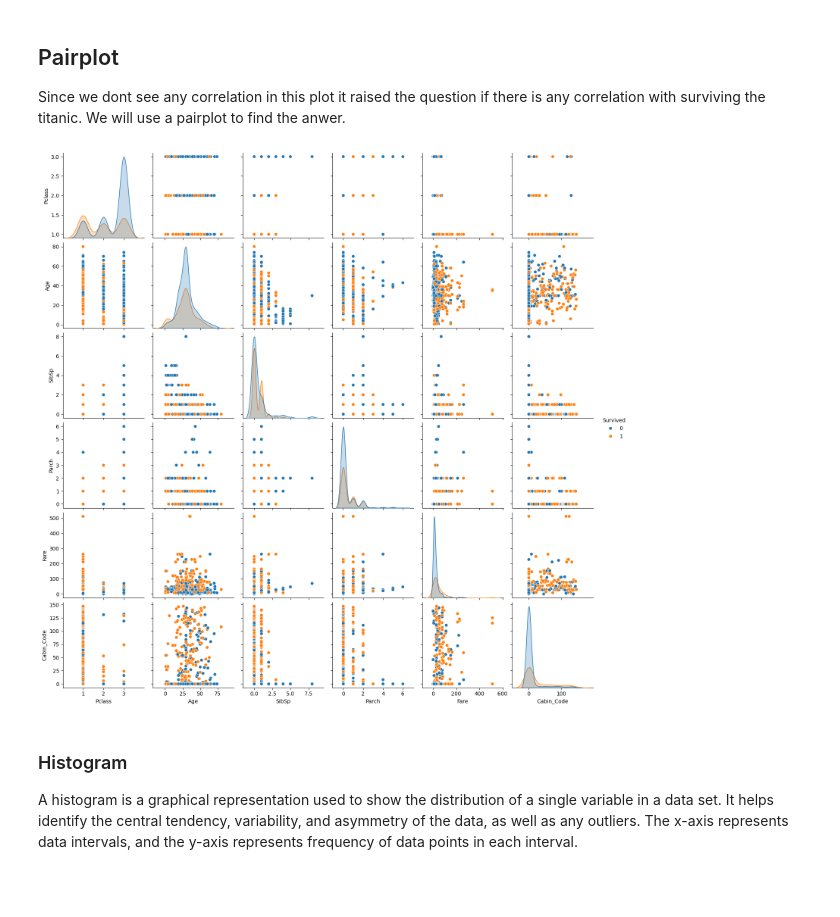
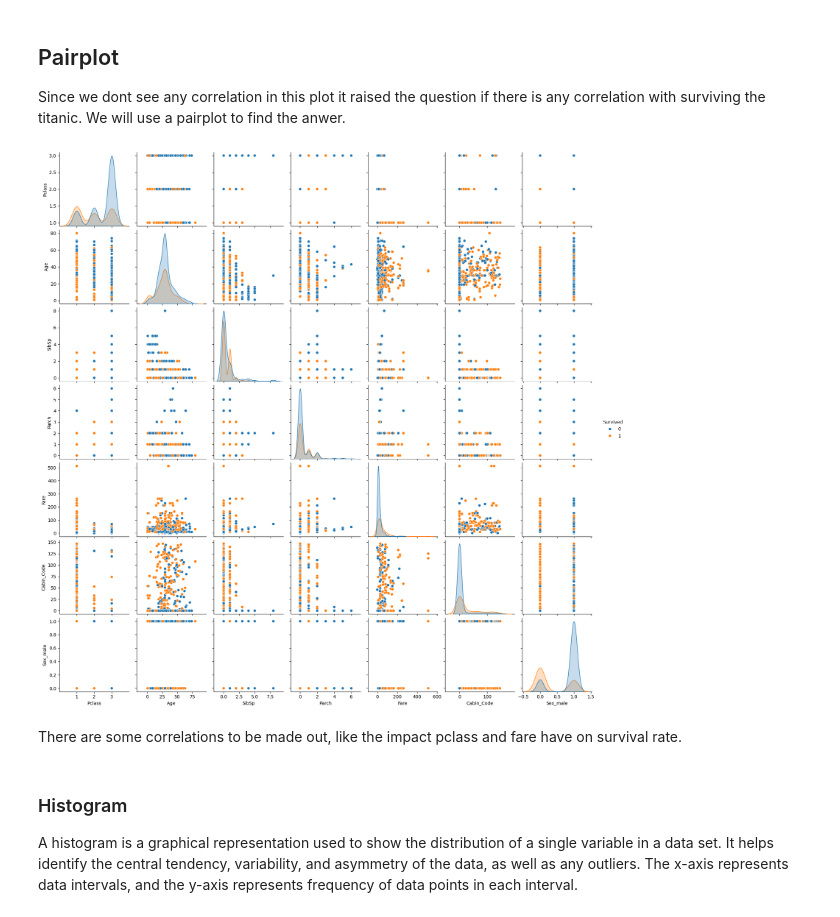
Before and after one commit to JoeyPoel/Minor-Artifical-Intelligence, a Jupyter notebook: wiskunde/statistics/statisticsTitanic.ipynb, the cells around one changed output. Drawn from its saved outputs; the diff is of its cells as text; code cells hidden in the pictures; blank space fills up the shorter version.

```diff
--- a/wiskunde/statistics/statisticsTitanic.ipynb
+++ b/wiskunde/statistics/statisticsTitanic.ipynb
@@ -142,17 +142,17 @@ Since we dont see any correlation in this plot it raised the question if there i
 # %%
 import seaborn as sns
 import matplotlib.pyplot as plt
 
-# Assuming 'titanic_df' is your DataFrame
-
 # Define columns to include in the pairplot
-columns_to_include = ['Survived', 'Pclass', 'Age', 'SibSp', 'Parch', 'Fare', 'Cabin_Code']
+columns_to_include = ['Survived', 'Pclass', 'Age', 'SibSp', 'Parch', 'Fare', 'Cabin_Code', 'Sex_male']
 
 # Create the pairplot
 sns.pairplot(titanic_df[columns_to_include], diag_kind='kde', hue='Survived')
 plt.show()
 # %% [output]
-[figure, old version]
+[figure, new version]
+# %% [markdown]
+There are some correlations to be made out, like the impact pclass and fare have on survival rate.
 # %% [markdown]
 ### Histogram
 A histogram is a graphical representation used to show the distribution of a single variable in a data set. It helps identify the central tendency, variability, and asymmetry of the data, as well as any outliers. The x-axis represents data intervals, and the y-axis represents frequency of data points in each interval.
```
Also changed, not shown: 3 other files.
